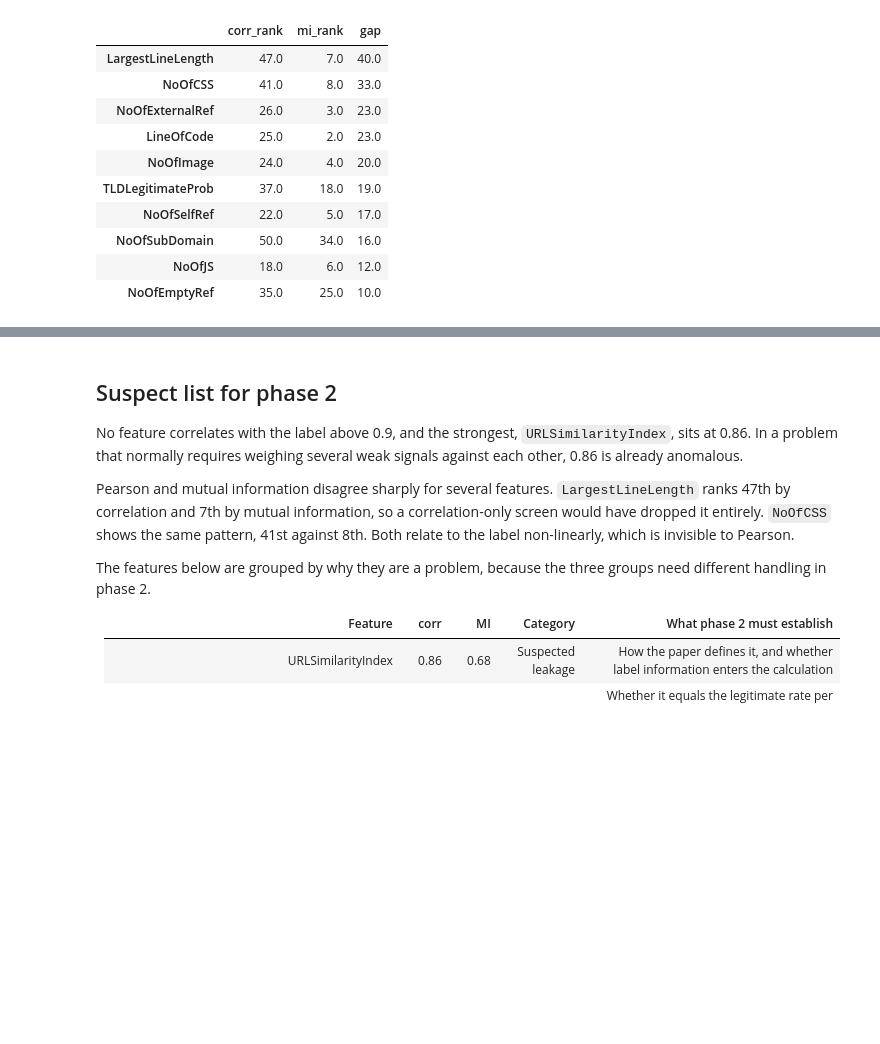
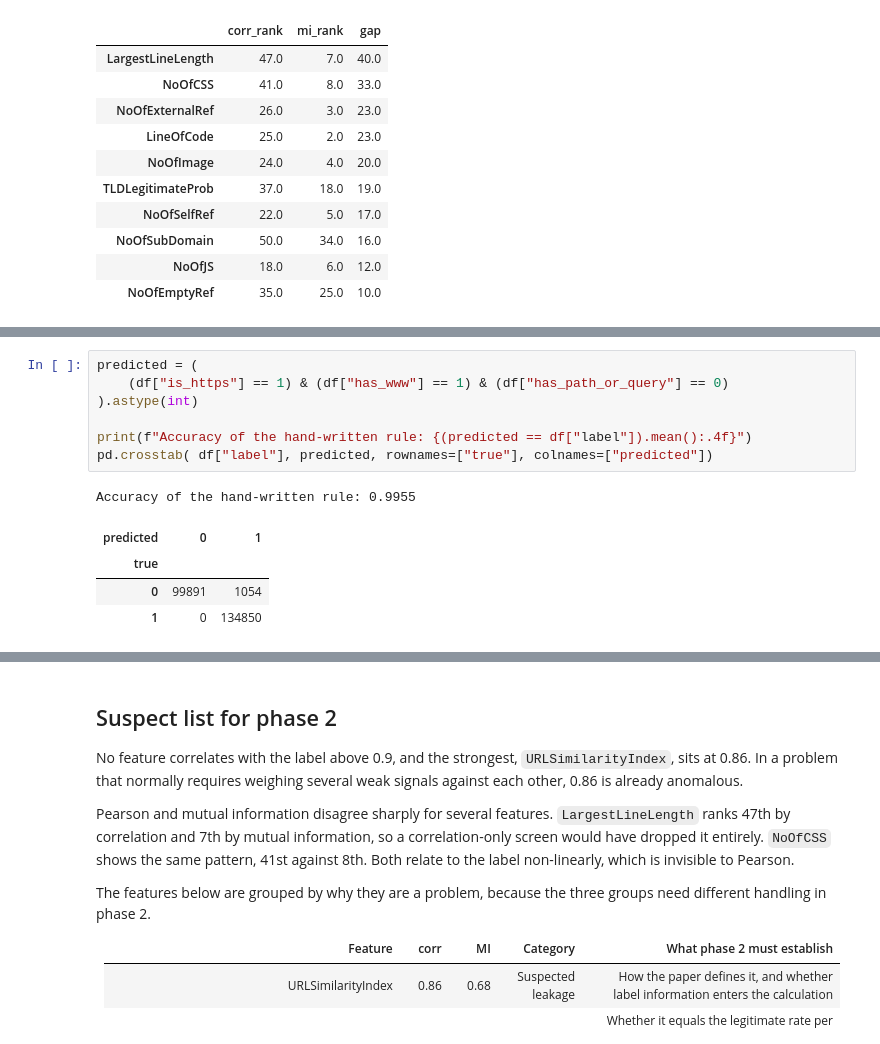
Before and after one commit to EddieYung2335/phishing_url_detection, a Jupyter notebook: notebooks/01_eda.ipynb, the cells around one changed output, grey strips where cells are left out. Saved outputs shown, nothing was run; the diff lists cells and outputs as text; blank space fills up the shorter version.

```diff
--- a/notebooks/01_eda.ipynb
+++ b/notebooks/01_eda.ipynb
@@ -562,0 +584,13 @@ rank.sort_values("gap", ascending=False).head(10)
+# %%
+predicted = (
+    (df["is_https"] == 1) & (df["has_www"] == 1) & (df["has_path_or_query"] == 0)
+).astype(int)
+
+print(f"Accuracy of the hand-written rule: {(predicted == df["label"]).mean():.4f}")
+pd.crosstab( df["label"], predicted, rownames=["true"], colnames=["predicted"])
+# %% [output]
+Accuracy of the hand-written rule: 0.9955
+| predicted | 0 | 1 |
+| true |  |  |
+| 0 | 99891 | 1054 |
+| 1 | 0 | 134850 |
```
Also changed, not shown: parts of 4 cells of this notebook.
